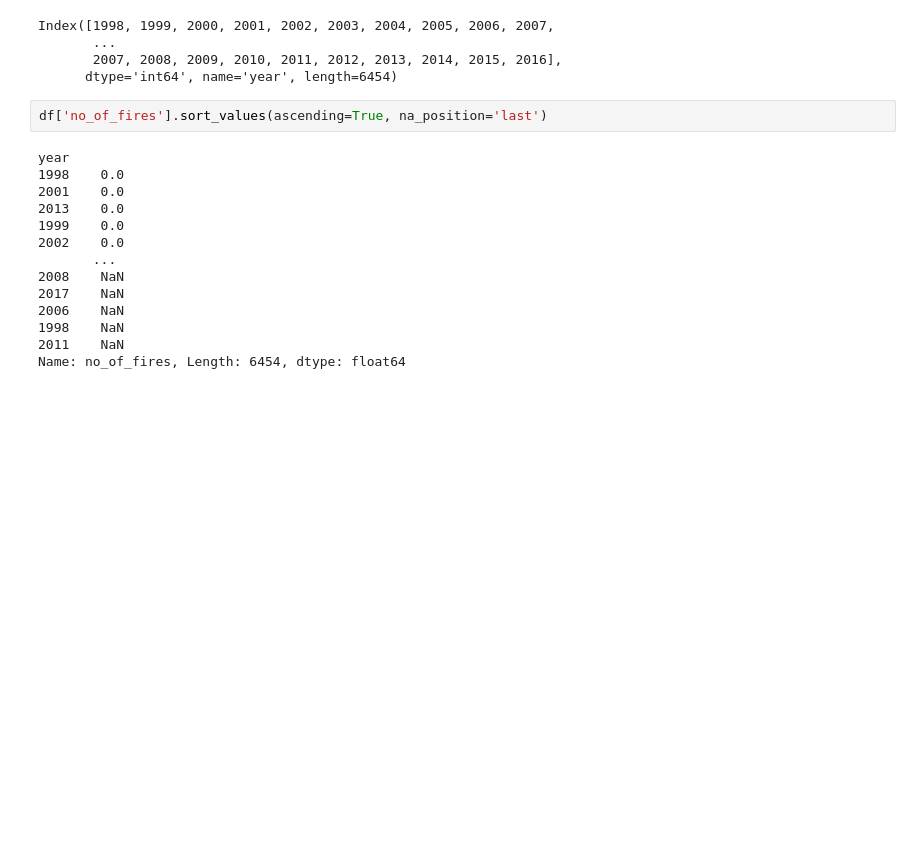
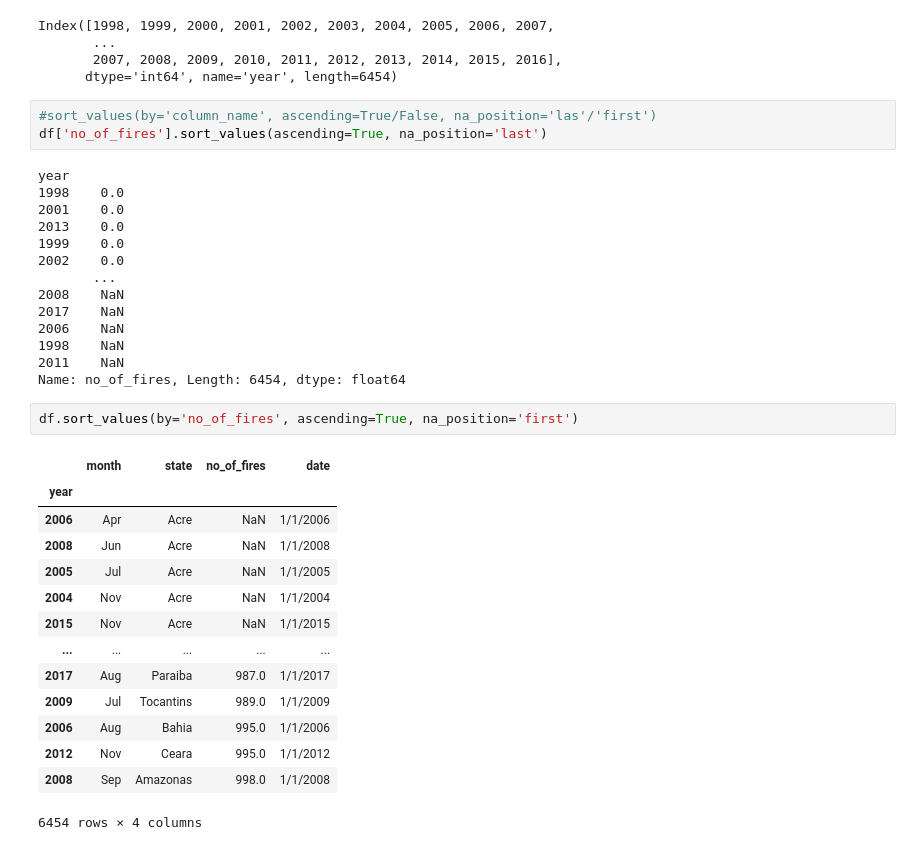
Before and after one commit to sangu0005/data_analysis_workspace, a Jupyter notebook: Data_Cleaning/Data_cleaning.ipynb, the cells around one changed output. Drawn from its saved outputs; the diff is of its cells as text; blank space fills up the shorter version.

```diff
--- a/Data_Cleaning/Data_cleaning.ipynb
+++ b/Data_Cleaning/Data_cleaning.ipynb
@@ -294,6 +294,7 @@ Index([1998, 1999, 2000, 2001, 2002, 2003, 2004, 2005, 2006, 2007,
        2007, 2008, 2009, 2010, 2011, 2012, 2013, 2014, 2015, 2016],
       dtype='int64', name='year', length=6454)
 # %%
+#sort_values(by='column_name', ascending=True/False, na_position='las'/'first')
 df['no_of_fires'].sort_values(ascending=True, na_position='last')
 # %% [output]
 year
@@ -309,3 +310,20 @@ year
 1998    NaN
 2011    NaN
 Name: no_of_fires, Length: 6454, dtype: float64
+# %%
+df.sort_values(by='no_of_fires', ascending=True, na_position='first')
+# %% [output]
+|  | month | state | no_of_fires | date |
+| year |  |  |  |  |
+| 2006 | Apr | Acre | NaN | 1/1/2006 |
+| 2008 | Jun | Acre | NaN | 1/1/2008 |
+| 2005 | Jul | Acre | NaN | 1/1/2005 |
+| 2004 | Nov | Acre | NaN | 1/1/2004 |
+| 2015 | Nov | Acre | NaN | 1/1/2015 |
+| ... | ... | ... | ... | ... |
+| 2017 | Aug | Paraiba | 987.0 | 1/1/2017 |
+| 2009 | Jul | Tocantins | 989.0 | 1/1/2009 |
+| 2006 | Aug | Bahia | 995.0 | 1/1/2006 |
+| 2012 | Nov | Ceara | 995.0 | 1/1/2012 |
+| 2008 | Sep | Amazonas | 998.0 | 1/1/2008 |
+6454 rows × 4 columns
```
